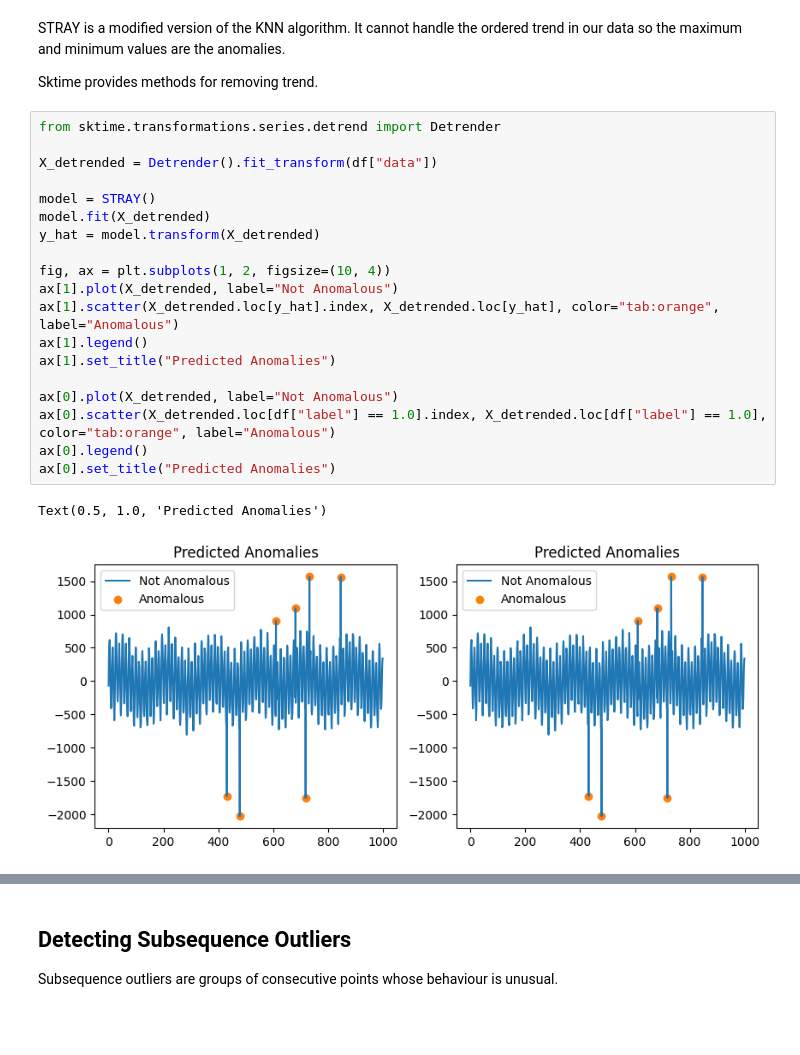
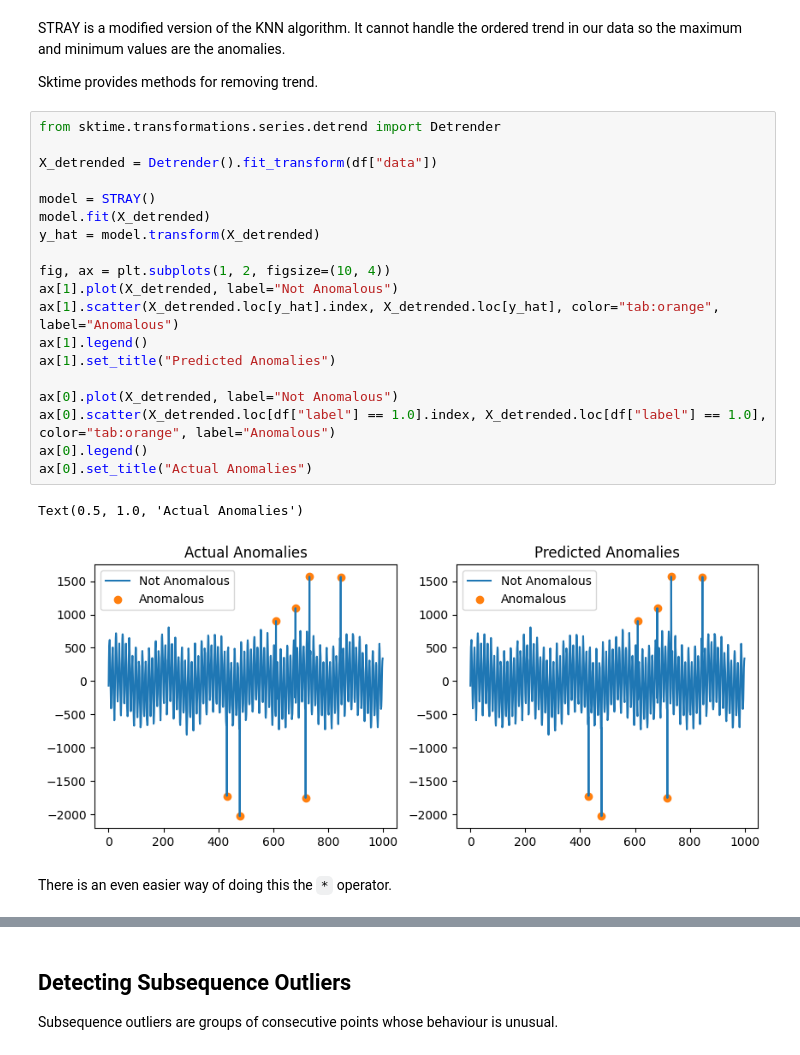
Before and after one commit to sktime/sktime-tutorial-ODSC-Europe-2024, a Jupyter notebook: notebooks/annotation.ipynb, the cells around one changed output, grey strips where cells are left out. Cells and saved outputs as stored; diff of their text form; blank space fills up the shorter version.

```diff
--- a/notebooks/annotation.ipynb
+++ b/notebooks/annotation.ipynb
@@ -120,22 +131,24 @@ Sktime provides methods for removing trend.
 # %%
 from sktime.transformations.series.detrend import Detrender
 
 X_detrended = Detrender().fit_transform(df["data"])
 
 model = STRAY()
 model.fit(X_detrended)
 y_hat = model.transform(X_detrended)
 
 fig, ax = plt.subplots(1, 2, figsize=(10, 4))
 ax[1].plot(X_detrended, label="Not Anomalous")
 ax[1].scatter(X_detrended.loc[y_hat].index, X_detrended.loc[y_hat], color="tab:orange", label="Anomalous")
 ax[1].legend()
 ax[1].set_title("Predicted Anomalies")
 
 ax[0].plot(X_detrended, label="Not Anomalous")
 ax[0].scatter(X_detrended.loc[df["label"] == 1.0].index, X_detrended.loc[df["label"] == 1.0], color="tab:orange", label="Anomalous")
 ax[0].legend()
-ax[0].set_title("Predicted Anomalies")
+ax[0].set_title("Actual Anomalies")
 # %% [output]
-Text(0.5, 1.0, 'Predicted Anomalies')
+Text(0.5, 1.0, 'Actual Anomalies')
-[figure, old version]
+[figure, new version]
+# %% [markdown]
+There is an even easier way of doing this the `*` operator.
```
Also changed, not shown: parts of 9 cells of this notebook.
